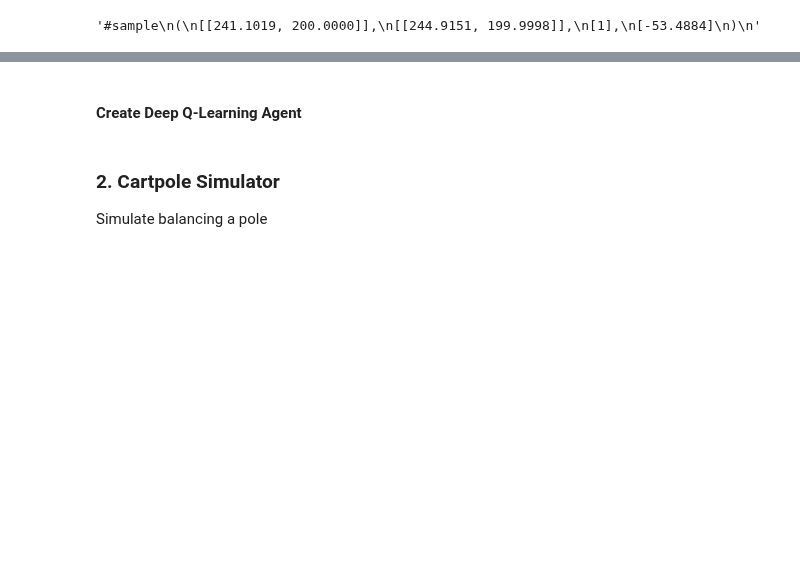
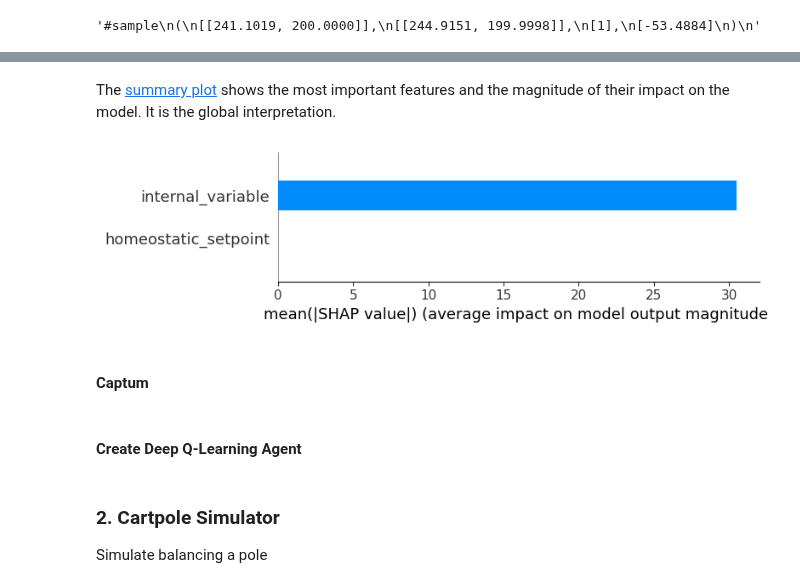
Before and after one commit to rob-sullivan/tu060, a Jupyter notebook: robert_s_sullivan_msc_dissertation.ipynb, the cells around one changed output, grey strips where cells are left out. Drawn from its saved outputs; the diff is of its cells as text; code cells hidden in the pictures; blank space fills up the shorter version.

```diff
--- a/robert_s_sullivan_msc_dissertation.ipynb
+++ b/robert_s_sullivan_msc_dissertation.ipynb
@@ -395,0 +395,2 @@ shap_values = explainer.shap_values(batch_next_state) #test data
+# %%
+shap_values = np.array(shap_values)
@@ -415,0 +426,8 @@ shap_values
+# %% [markdown]
+The [summary plot](https://towardsdatascience.com/deep-learning-model-interpretation-using-shap-a21786e91d16) shows the most important features and the magnitude of their impact on the model. It is the global interpretation.
+# %%
+shap.summary_plot(shap_values[0], plot_type = 'bar', feature_names = ['internal_variable',	'homeostatic_setpoint']) #env.df.columns not the best
+# %% [output]
+[figure, added]
+# %% [markdown]
+#### Captum
```
Also changed, not shown: parts of 15 cells of this notebook.
